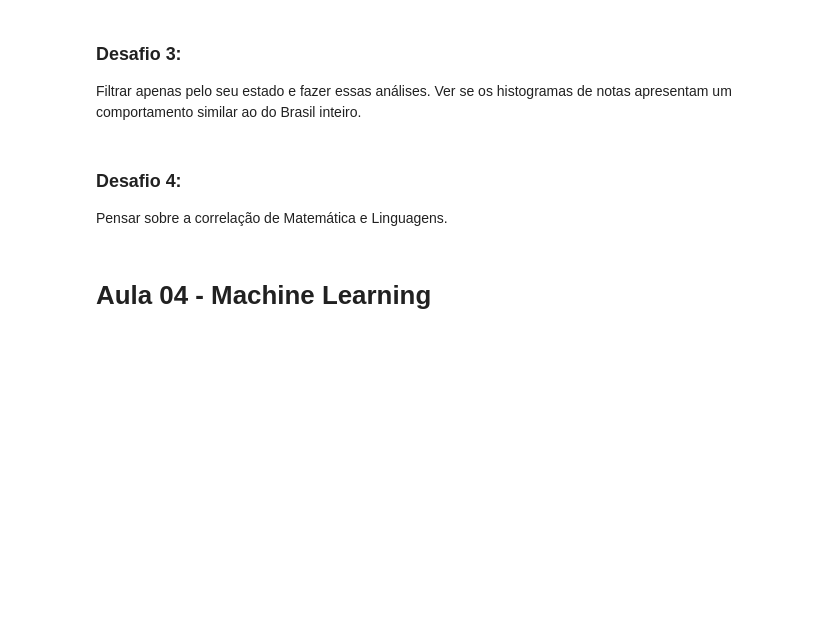
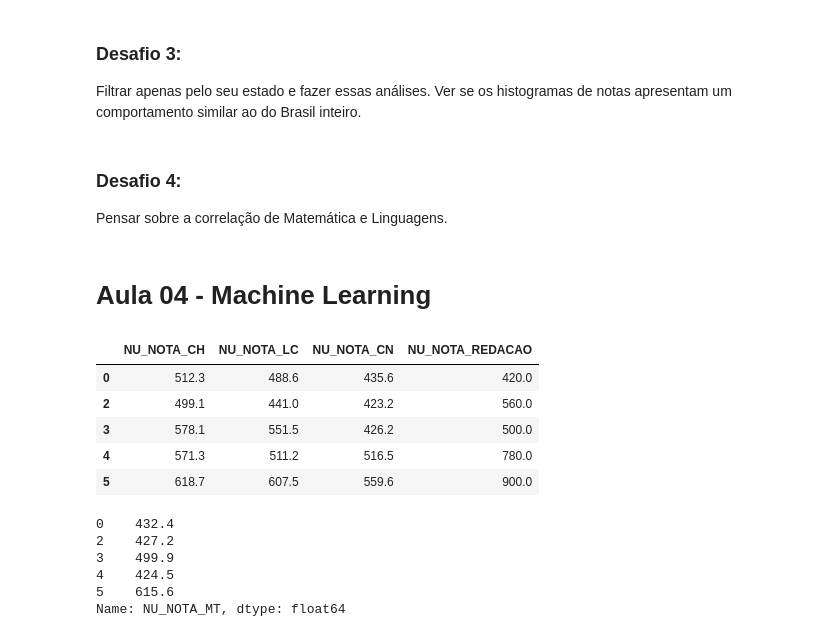
Before and after one commit to gabrielatrindade/quarentenadados-alura, a Jupyter notebook: imersao-dados-2/enem_analysis.ipynb, the cells around one changed output. Saved outputs shown, nothing was run; the diff lists cells and outputs as text; code cells hidden in the pictures; blank space fills up the shorter version.

```diff
--- a/imersao-dados-2/enem_analysis.ipynb
+++ b/imersao-dados-2/enem_analysis.ipynb
@@ -1036,0 +1047,18 @@ Pensar sobre a correlação de Matemática e Linguagens.
+# %%
+notas_entrada.head()
+# %% [output]
+|  | NU_NOTA_CH | NU_NOTA_LC | NU_NOTA_CN | NU_NOTA_REDACAO |
+| 0 | 512.3 | 488.6 | 435.6 | 420.0 |
+| 2 | 499.1 | 441.0 | 423.2 | 560.0 |
+| 3 | 578.1 | 551.5 | 426.2 | 500.0 |
+| 4 | 571.3 | 511.2 | 516.5 | 780.0 |
+| 5 | 618.7 | 607.5 | 559.6 | 900.0 |
+# %%
+notas_saida.head()
+# %% [output]
+0    432.4
+2    427.2
+3    499.9
+4    424.5
+5    615.6
+Name: NU_NOTA_MT, dtype: float64
```
Also changed, not shown: parts of 33 cells of this notebook.
